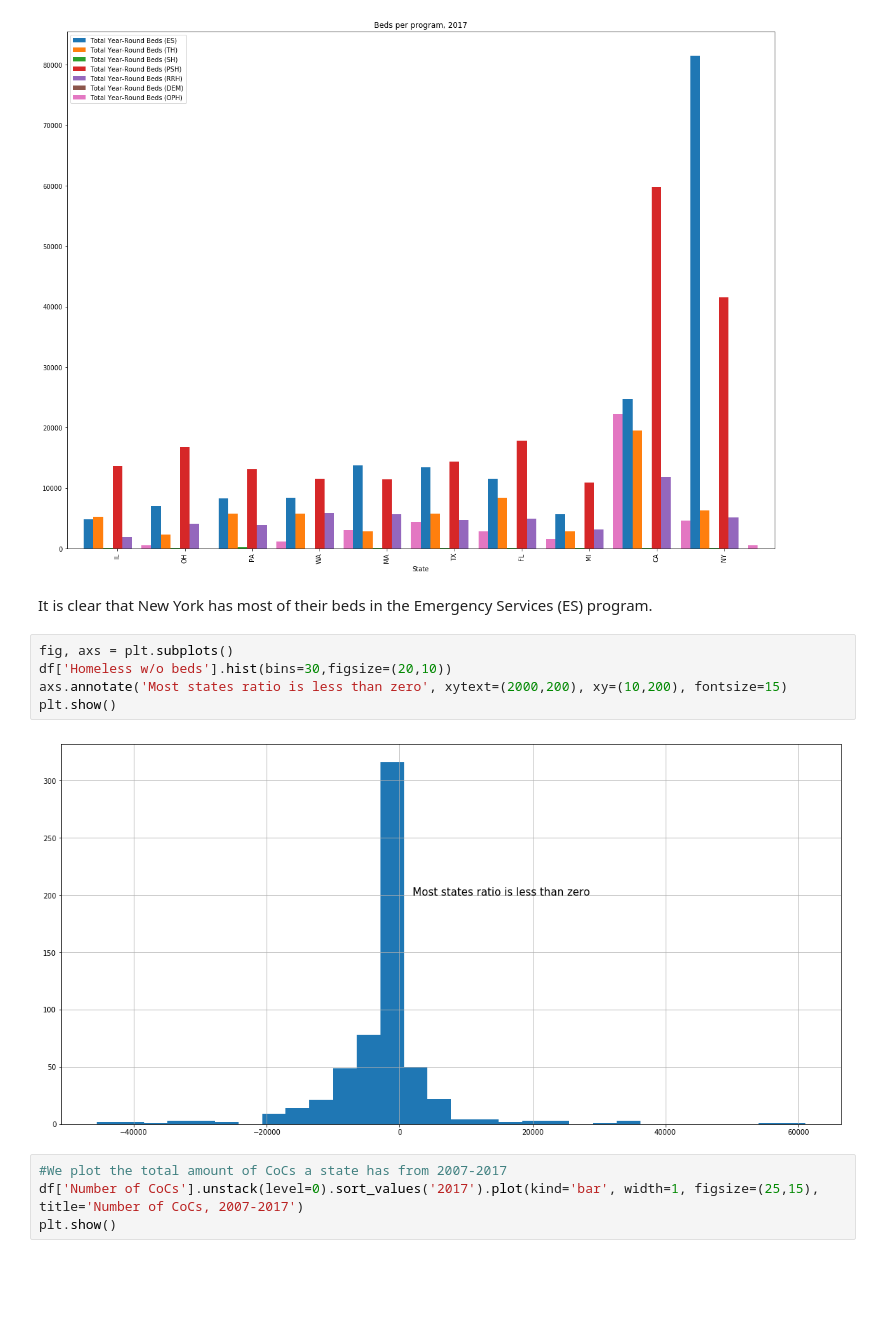
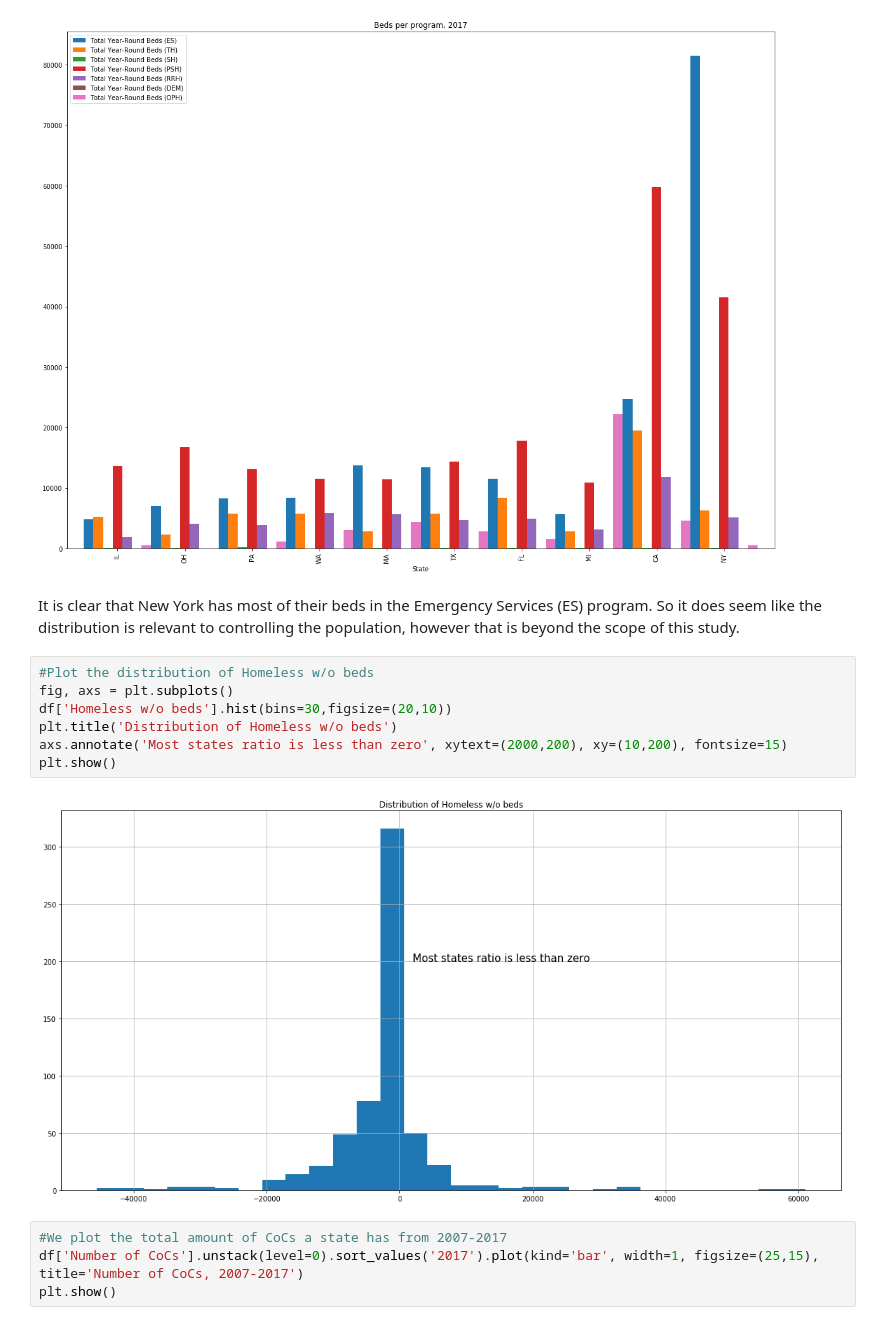
Before and after one commit to andrew-d-watkins/Examining-the-Homeless-Population-of-the-US, a Jupyter notebook: Story Telling.ipynb, the cells around one changed output. Drawn from its saved outputs; the diff is of its cells as text; blank space fills up the shorter version.

```diff
--- a/Story Telling.ipynb
+++ b/Story Telling.ipynb
@@ -168,14 +175,16 @@ plt.show()
 # %% [output]
 [figure]
 # %% [markdown]
-It is clear that New York has most of their beds in the Emergency Services (ES) program.
+It is clear that New York has most of their beds in the Emergency Services (ES) program. So it does seem like the distribution is relevant to controlling the population, however that is beyond the scope of this study.
 # %%
+#Plot the distribution of Homeless w/o beds
 fig, axs = plt.subplots()
 df['Homeless w/o beds'].hist(bins=30,figsize=(20,10))
+plt.title('Distribution of Homeless w/o beds')
 axs.annotate('Most states ratio is less than zero', xytext=(2000,200), xy=(10,200), fontsize=15)
 plt.show()
 # %% [output]
-[figure, old version]
+[figure, new version]
 # %%
 #We plot the total amount of CoCs a state has from 2007-2017
 df['Number of CoCs'].unstack(level=0).sort_values('2017').plot(kind='bar', width=1, figsize=(25,15), title='Number of CoCs, 2007-2017')
```
Also changed, not shown: parts of 5 cells of this notebook, 1 other file.
